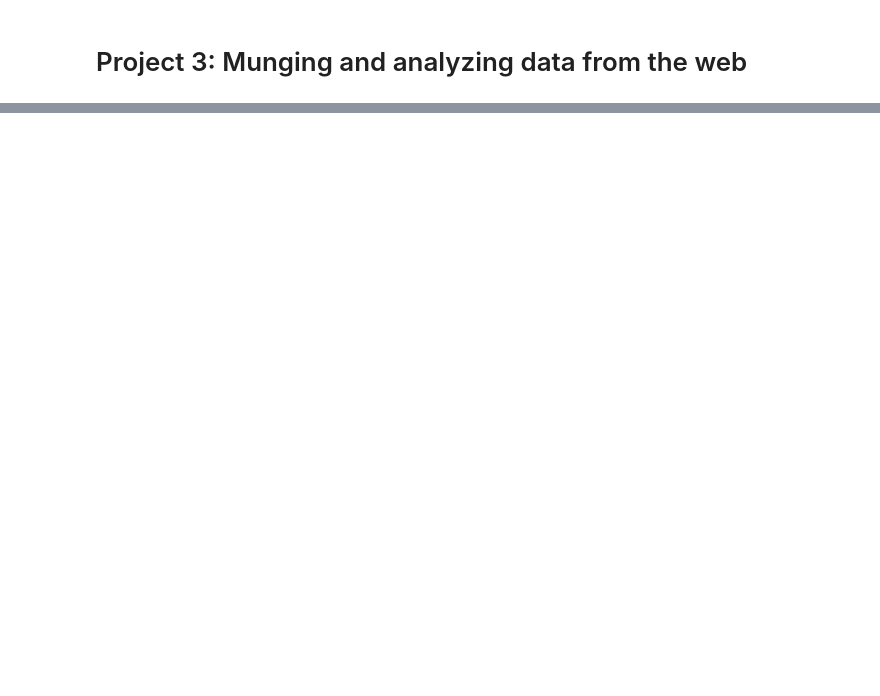
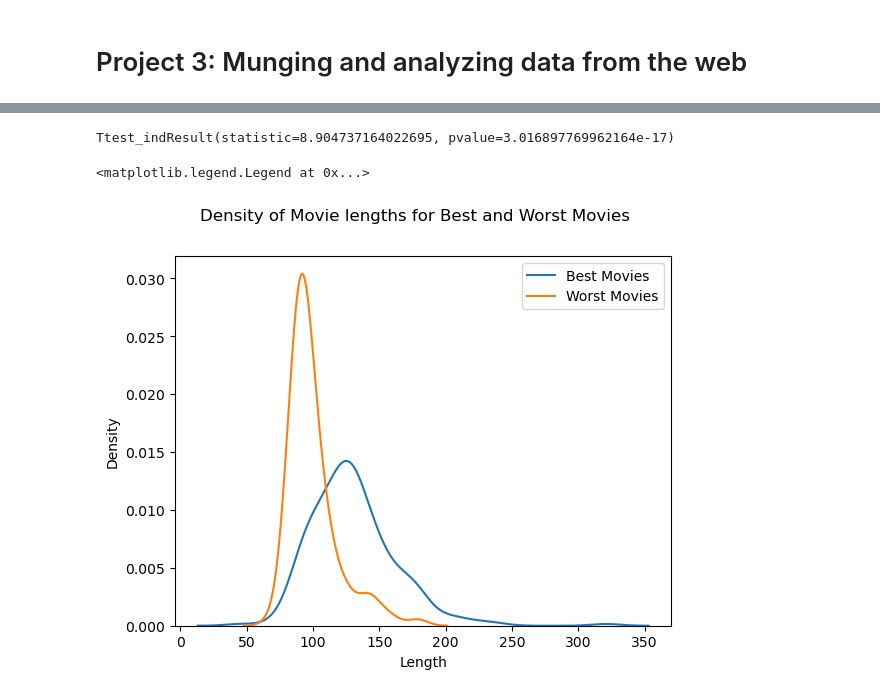
Before and after one commit to ember012/cs5830_project3, a Jupyter notebook: project3.ipynb, the cells around one changed output, grey strips where cells are left out. Drawn from its saved outputs; the diff is of its cells as text; code cells hidden in the pictures; blank space fills up the shorter version.

```diff
--- a/project3.ipynb
+++ b/project3.ipynb
@@ -52,0 +412,13 @@ df
+# %%
+display(stats.ttest_ind(df.Length, df_worst.Length))
+# %% [output]
+Ttest_indResult(statistic=8.904737164022695, pvalue=3.016897769962164e-17)
+# %%
+fig, ax = plt.subplots()
+sns.kdeplot(df['Length'],label='Best Movies')
+sns.kdeplot(df_worst['Length'], label='Worst Movies')
+fig.suptitle('Density of Movie lengths for Best and Worst Movies')
+plt.legend()
+# %% [output]
+<matplotlib.legend.Legend at 0x...>
+[figure, added]
```
Also changed, not shown: parts of 17 cells of this notebook.
